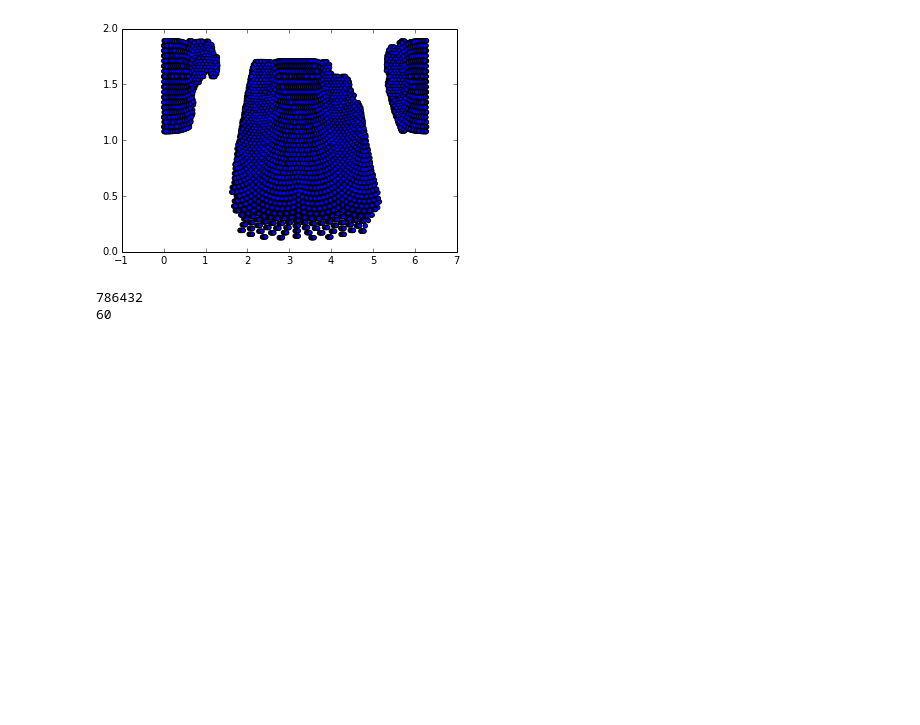
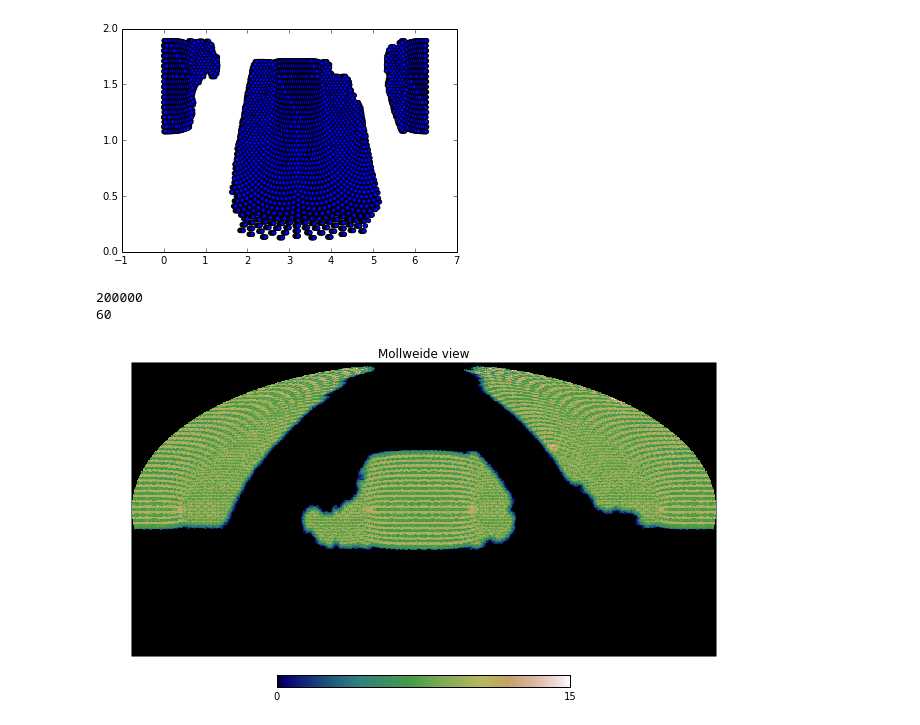
Before and after one commit to forero/QuickFiber, a Jupyter notebook: python/SandBox.ipynb, the cells around one changed output. Drawn from its saved outputs; the diff is of its cells as text; code cells hidden in the pictures; blank space fills up the shorter version.

```diff
--- a/python/SandBox.ipynb
+++ b/python/SandBox.ipynb
@@ -251,39 +279,38 @@ plt.scatter(tiles.phi, tiles.theta)
 # %% [output]
 <matplotlib.collections.PathCollection at 0x...>
 [figure]
-# %%
-n_tilings = np.size(tiles.ra)
-n_side = 128
-n_visits_healpix_map = np.zeros(hp.nside2npix(n_side), dtype=np.double)
-print hp.nside2npix(n_pix)
-
-for i_tiling in range(n_tilings):
-    tile_theta = tiles.theta[i_tiling]
-    tile_phi = tiles.phi[i_tiling]
-    tile_center = np.array([tile_theta,tile_phi])
-    tile_vector = hp.rotator.dir2vec(tile_center)
-    pix = hp.query_disc(n_side, tile_vector, fibers.plate_radius*1.2)
-    n_visits_healpix_map[pix] = n_visits_healpix_map[pix] + 1.0
-
-print np.size(pix)
-    #print np.amax(n_visits_healpix_map), np.amin(n_visits_healpix_map)
-#for i_tiling in arange(n_tilings):
-#    if(not(i_tiling%(n_tilings/10))):
-#        print i_tiling
- #   tile_theta = tiles.theta[i_tiling]
- #   tile_phi = tiles.phi[i_tiling]
-#    status, rot_mat = get_rotation_matrix(theta_final=tile_theta, phi_final=tile_phi)
-#    rotated_theta_pos, rotated_phi_pos = hp.rotator.rotateDirection(rot_mat, theta_pos, phi=phi_pos)
-#    phi_pos = phi_pos%(2.0*pi)
-
-#    n_fiber = size(rotated_theta_pos)
-#    for i_fiber in arange(n_fiber):
-#        vec_center = hp.rotator.dir2vec(array([rotated_theta_pos[i_fiber], rotated_phi_pos[i_fiber]]))
-#        pix = hp.query_disc(n_pix, vec_center, patrol_radius*pi/180.0)
-        #vec_center = hp.rotator.dir2vec(tile_theta, tile_phi)
-        #pix = hp.query_disc(n_pix, vec_center, plate_radius*pi/180.0)
-#        n_points_healpix_map[pix] = n_points_healpix_map[pix] + 1
-# %% [output]
-786432
-60
+# %%
+n_tilings = np.size(tiles.ra)
+n_side = 128
+n_pix = hp.nside2npix(n_side)
+n_visits_healpix_map = np.zeros(n_pix, dtype=np.double)
+n_objects_healpix_map = np.zeros(n_pix, dtype=np.double)
+
+
+objects_pixels = hp.vec2pix(n_side,objects.nhat0, objects.nhat1, objects.nhat2)
+
+for i_pix in range(n_pix):
+    object_in = np.where(objects_pixels==i_pix)
+    object_in = object_in[0]
+    n_in = np.size(object_in)
+    n_objects_healpix_map[i_pix] = n_objects_healpix_map[i_pix] + n_in
+
+
+print np.size(objects_pixels)
+for i_tiling in range(n_tilings):
+    tile_theta = tiles.theta[i_tiling]
+    tile_phi = tiles.phi[i_tiling]
+    tile_center = np.array([tile_theta,tile_phi])
+    tile_vector = hp.rotator.dir2vec(tile_center)
+    pix = hp.query_disc(n_side, tile_vector, fibers.plate_radius*1.2)
+    n_visits_healpix_map[pix] = n_visits_healpix_map[pix] + 1.0
+
+print np.size(pix)
+# %% [output]
+200000
+60
+# %%
+hp.mollview(n_visits_healpix_map, cmap="gist_earth", xsize=1000)
+# %% [output]
+[figure, added]
 # %%
```
Also changed, not shown: parts of 10 cells of this notebook.
